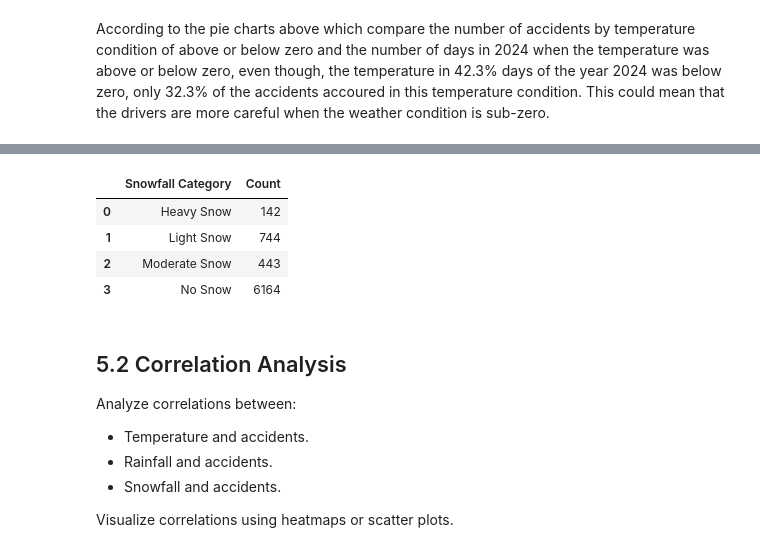
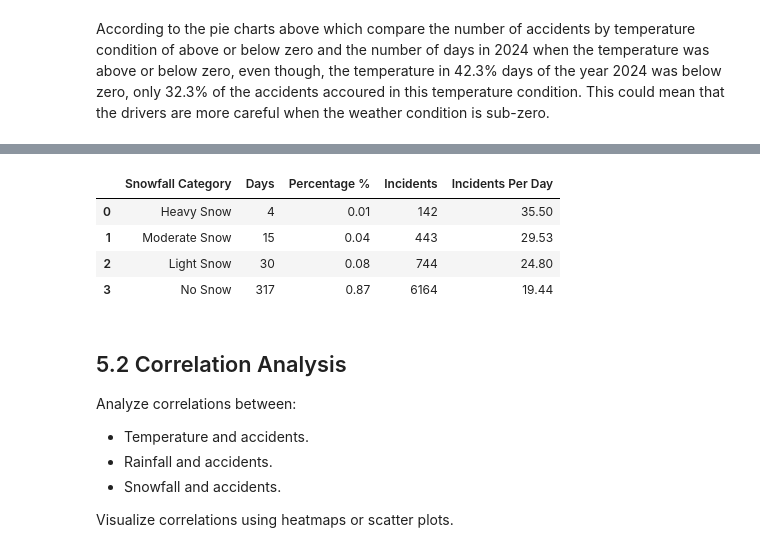
Before and after one commit to aliUofCafkhami/601-Project, a Jupyter notebook: Project 601.ipynb, the cells around one changed output, grey strips where cells are left out. Drawn from its saved outputs; the diff is of its cells as text; code cells hidden in the pictures.

```diff
--- a/Project 601.ipynb
+++ b/Project 601.ipynb
@@ -893,13 +919,39 @@ Rainfall
 # %%
 # 5.1.4 Number of accidents on days with snowfall above a certain threshold
-Snowfall = df.groupby('Snowfall Category')['Count'].sum().reset_index()
-Snowfall
+
+# Step 1. Use df2 (weather dataset) to count the number of days per year with snowfall and classify the type of snowfall
+df2['Snowfall Category'] = df2['Total Snow (cm)'].apply(classify_snowfall)
+df2['Count'] = 1
+
+percentage_snow = df2.groupby('Snowfall Category', observed=False).agg(
+    Days=('Count', 'sum')
+).reset_index()
+percentage_snow['Percentage %'] = (percentage_snow['Days'] / 366).round(2) # Calculate the percentage of days for each snowfall category
+
+
+
+# Step 2. Use df (incident dataset) to count the number of incidents occurring under each snowfall category.
+Snowfall_incidents = df.groupby('Snowfall Category', observed=False).agg(
+    Incidents=('Count', 'sum')
+).reset_index()
+
+
+
+# Step 3. Merge Snowfall_incidents with percentage_snow.
+merged_snowfall = pd.merge(percentage_snow, Snowfall_incidents, on='Snowfall Category', how='inner')
+merged_snowfall['Incidents Per Day'] = (merged_snowfall['Incidents'] / merged_snowfall['Days']).round(2)
+
+
+order = ['Heavy Snow', 'Moderate Snow', 'Light Snow', 'No Snow'] # Sort the DataFrame based on the defined order.
+merged_snowfall['Snowfall Category'] = pd.Categorical(merged_snowfall['Snowfall Category'], categories=order, ordered=True)
+merged_snowfall = merged_snowfall.sort_values('Snowfall Category').reset_index(drop=True)
+merged_snowfall
 # %% [output]
-|  | Snowfall Category | Count |
-| 0 | Heavy Snow | 142 |
-| 1 | Light Snow | 744 |
-| 2 | Moderate Snow | 443 |
-| 3 | No Snow | 6164 |
+|  | Snowfall Category | Days | Percentage % | Incidents | Incidents Per Day |
+| 0 | Heavy Snow | 4 | 0.01 | 142 | 35.50 |
+| 1 | Moderate Snow | 15 | 0.04 | 443 | 29.53 |
+| 2 | Light Snow | 30 | 0.08 | 744 | 24.80 |
+| 3 | No Snow | 317 | 0.87 | 6164 | 19.44 |
 # %% [markdown]
 ## 5.2 Correlation Analysis
 Analyze correlations between:
```
Also changed, not shown: parts of 21 cells of this notebook.
